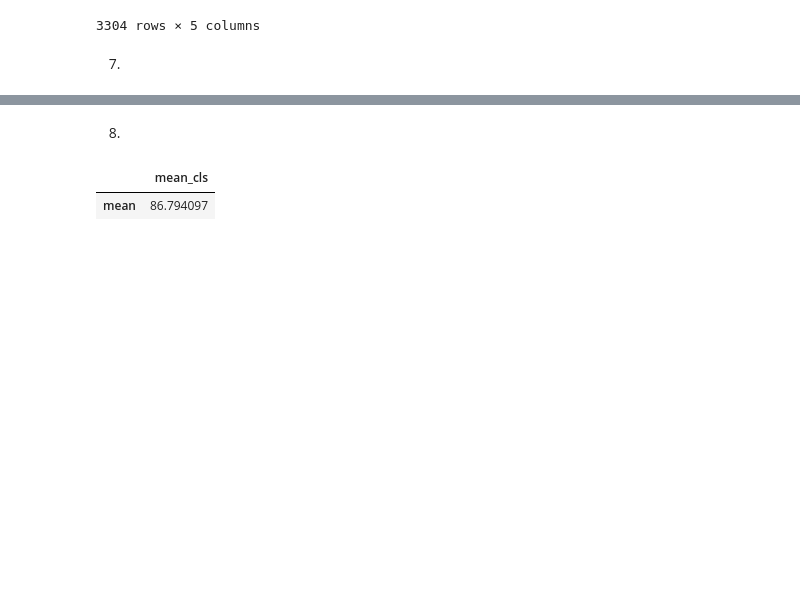
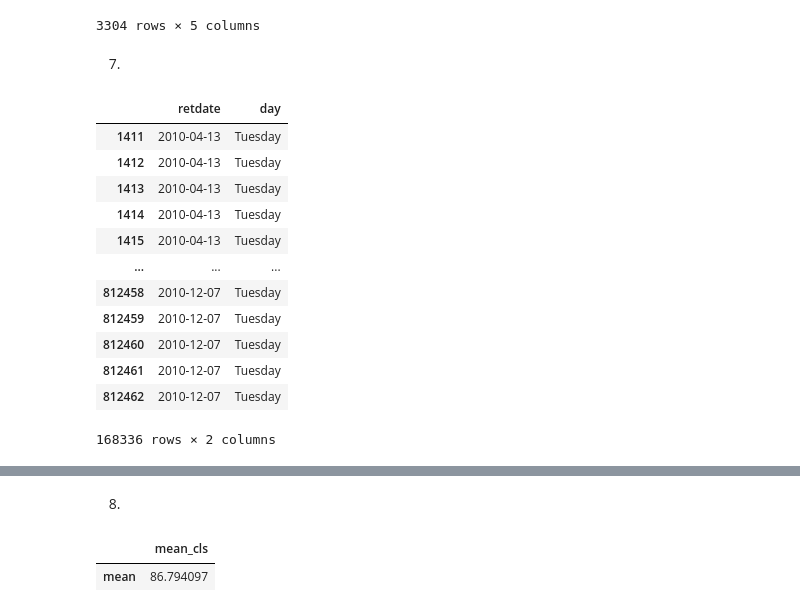
Before and after one commit to anitarestrepo16/databases_class_pandas, a Jupyter notebook: HW5/HW5.ipynb, the cells around one changed output, grey strips where cells are left out. Drawn from its saved outputs; the diff is of its cells as text; code cells hidden in the pictures; blank space fills up the shorter version.

```diff
--- a/HW5/HW5.ipynb
+++ b/HW5/HW5.ipynb
@@ -189,5 +189,21 @@ temp.loc[(temp.loc[:, 'n_obs'] == 22), :].assign(diff = temp.loc[:, 'max_cls'] -
 3304 rows × 5 columns
 # %% [markdown]
 7.
+# %%
+df2010.loc[(df2010.loc[:, 'retdate'].dt.day_of_week == 1), ['retdate']].assign(day = df2010.loc[:, 'retdate'].dt.strftime('%A'))
+# %% [output]
+|  | retdate | day |
+| 1411 | 2010-04-13 | Tuesday |
+| 1412 | 2010-04-13 | Tuesday |
+| 1413 | 2010-04-13 | Tuesday |
+| 1414 | 2010-04-13 | Tuesday |
+| 1415 | 2010-04-13 | Tuesday |
+| ... | ... | ... |
+| 812458 | 2010-12-07 | Tuesday |
+| 812459 | 2010-12-07 | Tuesday |
+| 812460 | 2010-12-07 | Tuesday |
+| 812461 | 2010-12-07 | Tuesday |
+| 812462 | 2010-12-07 | Tuesday |
+168336 rows × 2 columns
 # %%
 temp = df2010.loc[(df2010.loc[:, 'retdate'].dt.month == 1) &
```
Also changed, not shown: parts of 2 cells of this notebook.
